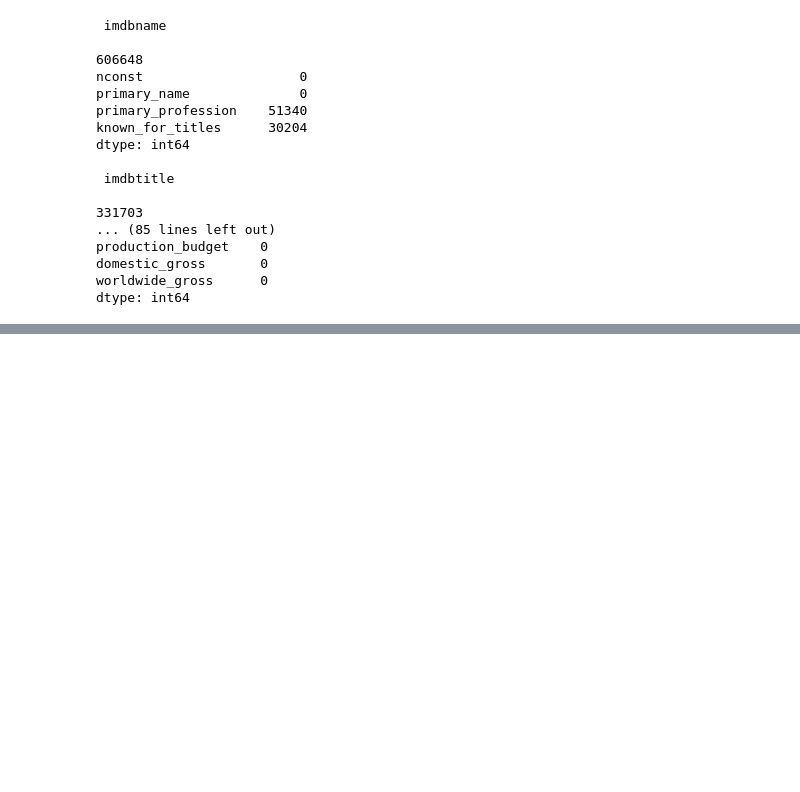
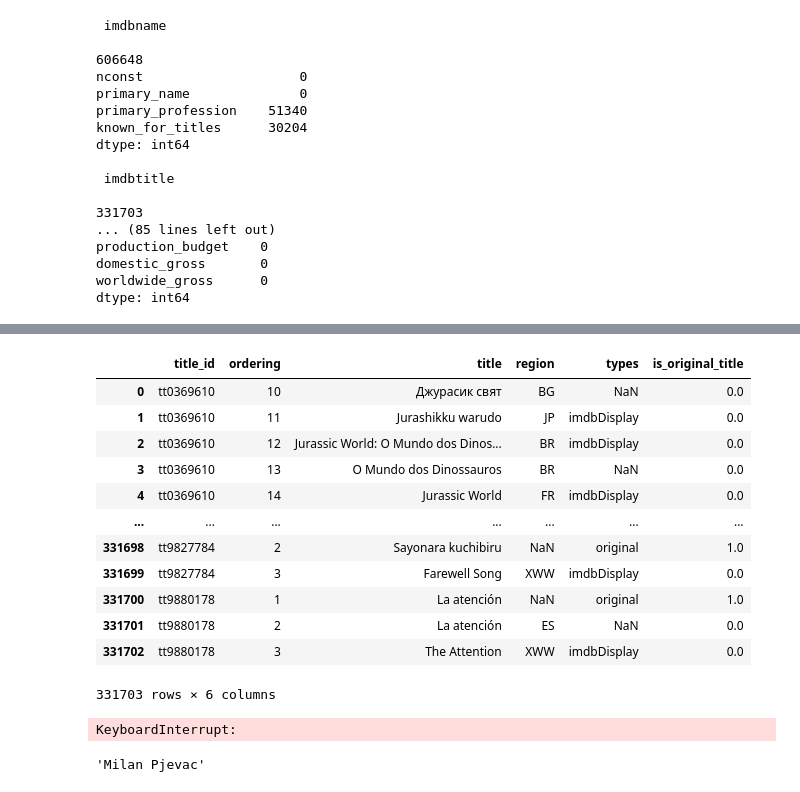
Before and after one commit to tcmcaleer/Microsoft_Movie_Studio, a Jupyter notebook: DBs.ipynb, the cells around one changed output, grey strips where cells are left out. Drawn from its saved outputs; the diff is of its cells as text; code cells hidden in the pictures; blank space fills up the shorter version.

```diff
--- a/DBs.ipynb
+++ b/DBs.ipynb
@@ -58,0 +107,16 @@ def splitmult(df, column):
+# %%
+imdbtitle
+# %% [output]
+|  | title_id | ordering | title | region | types | is_original_title |
+| 0 | tt0369610 | 10 | Джурасик свят | BG | NaN | 0.0 |
+| 1 | tt0369610 | 11 | Jurashikku warudo | JP | imdbDisplay | 0.0 |
+| 2 | tt0369610 | 12 | Jurassic World: O Mundo dos Dinos... | BR | imdbDisplay | 0.0 |
+| 3 | tt0369610 | 13 | O Mundo dos Dinossauros | BR | NaN | 0.0 |
+| 4 | tt0369610 | 14 | Jurassic World | FR | imdbDisplay | 0.0 |
+| ... | ... | ... | ... | ... | ... | ... |
+| 331698 | tt9827784 | 2 | Sayonara kuchibiru | NaN | original | 1.0 |
+| 331699 | tt9827784 | 3 | Farewell Song | XWW | imdbDisplay | 0.0 |
+| 331700 | tt9880178 | 1 | La atención | NaN | original | 1.0 |
+| 331701 | tt9880178 | 2 | La atención | ES | NaN | 0.0 |
+| 331702 | tt9880178 | 3 | The Attention | XWW | imdbDisplay | 0.0 |
+331703 rows × 6 columns
@@ -58,0 +136,22 @@ def splitmult(df, column):
+# %%
+# def replcnm():
+#     for i, item in enumerate(imdbprinc.loc[:,'nconst']):
+#         if str(item) in names:
+#             imdbprinc.replace(str(item), name_dict[str(item)])
+        # try:
+        #     imdbprinc.iloc[i].loc['nconst'].replace(item, name_dict[item])
+        # except:
+        #     continue
+
+    #     if item not in names:
+    #         continue
+    #     if item in names:
+    #         imdbprinc.replace(item, name_dict[item])
+newplc = imdbprinc.nconst.apply(imdbprinc.replace(name_dict))
+newplc
+# %% [output]
+KeyboardInterrupt:
+# %%
+name_dict['nm8479383']
+# %% [output]
+'Milan Pjevac'
```
Also changed, not shown: parts of 12 cells of this notebook.
